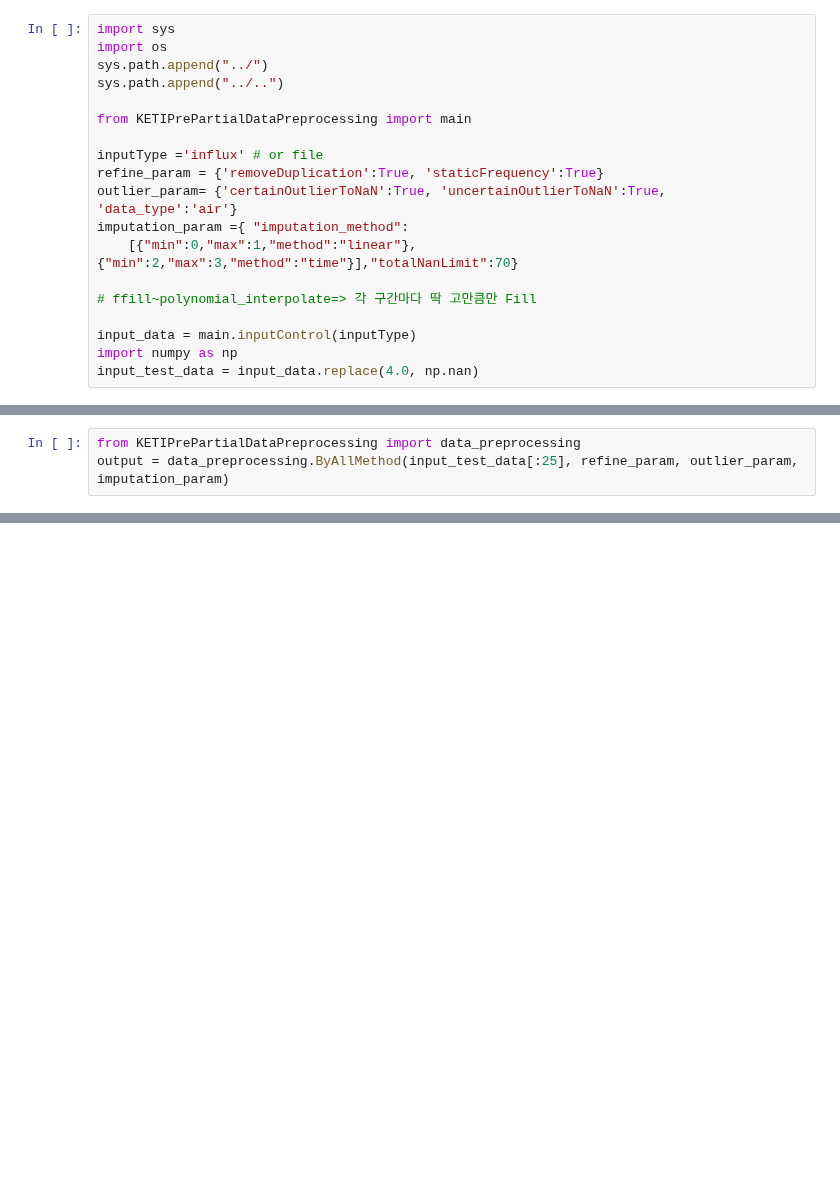
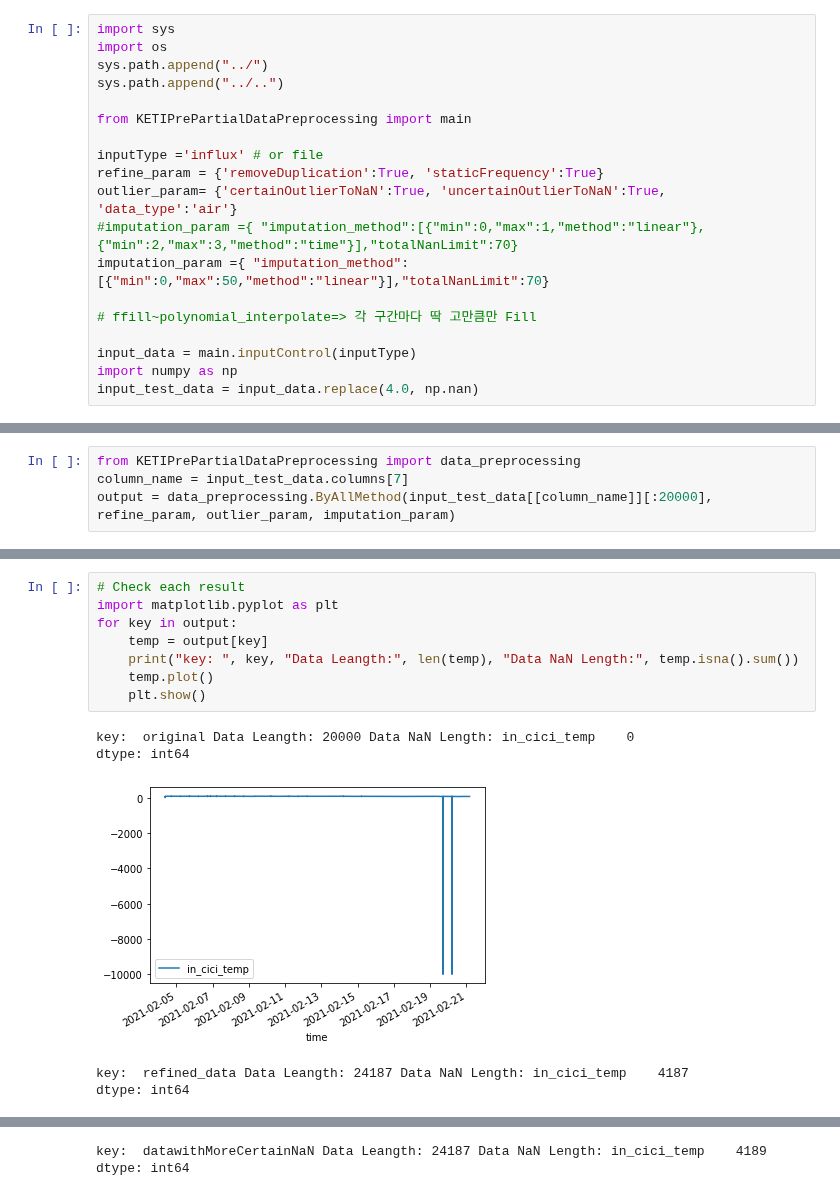
Before and after one commit to ClustProject/KETIPrePartialDataPreprocessing, a Jupyter notebook: main.ipynb, the cells around one changed output, grey strips where cells are left out. Cells and saved outputs as stored; diff of their text form; blank space fills up the shorter version.

```diff
--- a/main.ipynb
+++ b/main.ipynb
@@ -9,8 +9,8 @@ from KETIPrePartialDataPreprocessing import main
 inputType ='influx' # or file
 refine_param = {'removeDuplication':True, 'staticFrequency':True}
 outlier_param= {'certainOutlierToNaN':True, 'uncertainOutlierToNaN':True, 'data_type':'air'}
-imputation_param ={ "imputation_method":
-    [{"min":0,"max":1,"method":"linear"}, {"min":2,"max":3,"method":"time"}],"totalNanLimit":70}
+#imputation_param ={ "imputation_method":[{"min":0,"max":1,"method":"linear"}, {"min":2,"max":3,"method":"time"}],"totalNanLimit":70}
+imputation_param ={ "imputation_method":[{"min":0,"max":50,"method":"linear"}],"totalNanLimit":70}
 
 # ffill~polynomial_interpolate=> 각 구간마다 딱 고만큼만 Fill
 
@@ -20,4 +23,5 @@ input_test_data = input_data.replace(4.0, np.nan)
 # %%
 from KETIPrePartialDataPreprocessing import data_preprocessing
-output = data_preprocessing.ByAllMethod(input_test_data[:25], refine_param, outlier_param, imputation_param)
+column_name = input_test_data.columns[7]
+output = data_preprocessing.ByAllMethod(input_test_data[[column_name]][:20000], refine_param, outlier_param, imputation_param)
 # %% [output]
@@ -60,0 +30,14 @@ output
+# %%
+# Check each result
+import matplotlib.pyplot as plt
+for key in output:
+    temp = output[key]
+    print("key: ", key, "Data Leangth:", len(temp), "Data NaN Length:", temp.isna().sum())
+    temp.plot()
+    plt.show()
+# %% [output]
+key:  original Data Leangth: 20000 Data NaN Length: in_cici_temp    0
+dtype: int64
+[figure, added]
+key:  refined_data Data Leangth: 24187 Data NaN Length: in_cici_temp    4187
+dtype: int64
@@ -60,0 +45,2 @@ output
+key:  datawithMoreCertainNaN Data Leangth: 24187 Data NaN Length: in_cici_temp    4189
+dtype: int64
```
Also changed, not shown: parts of 4 cells of this notebook, 7 other files.
